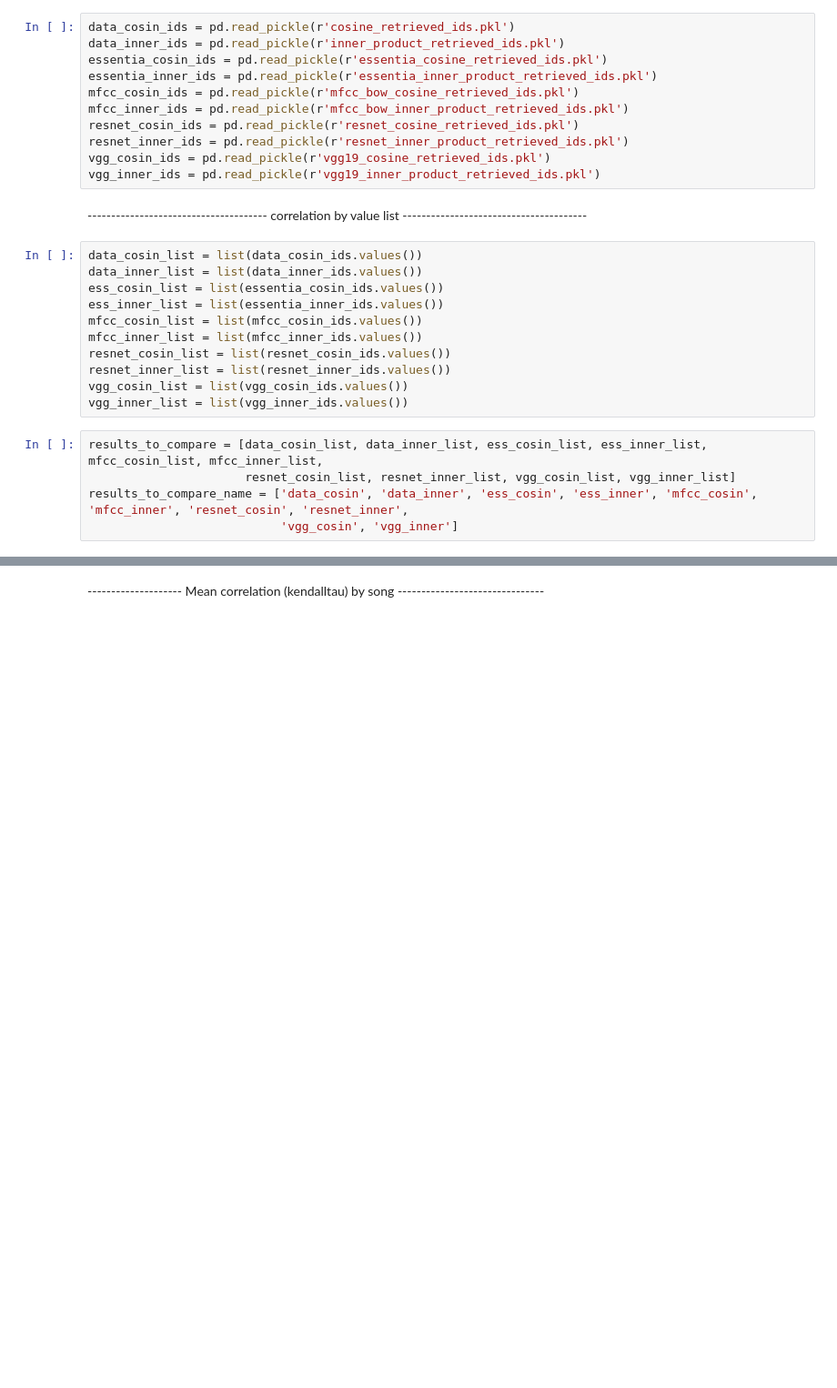
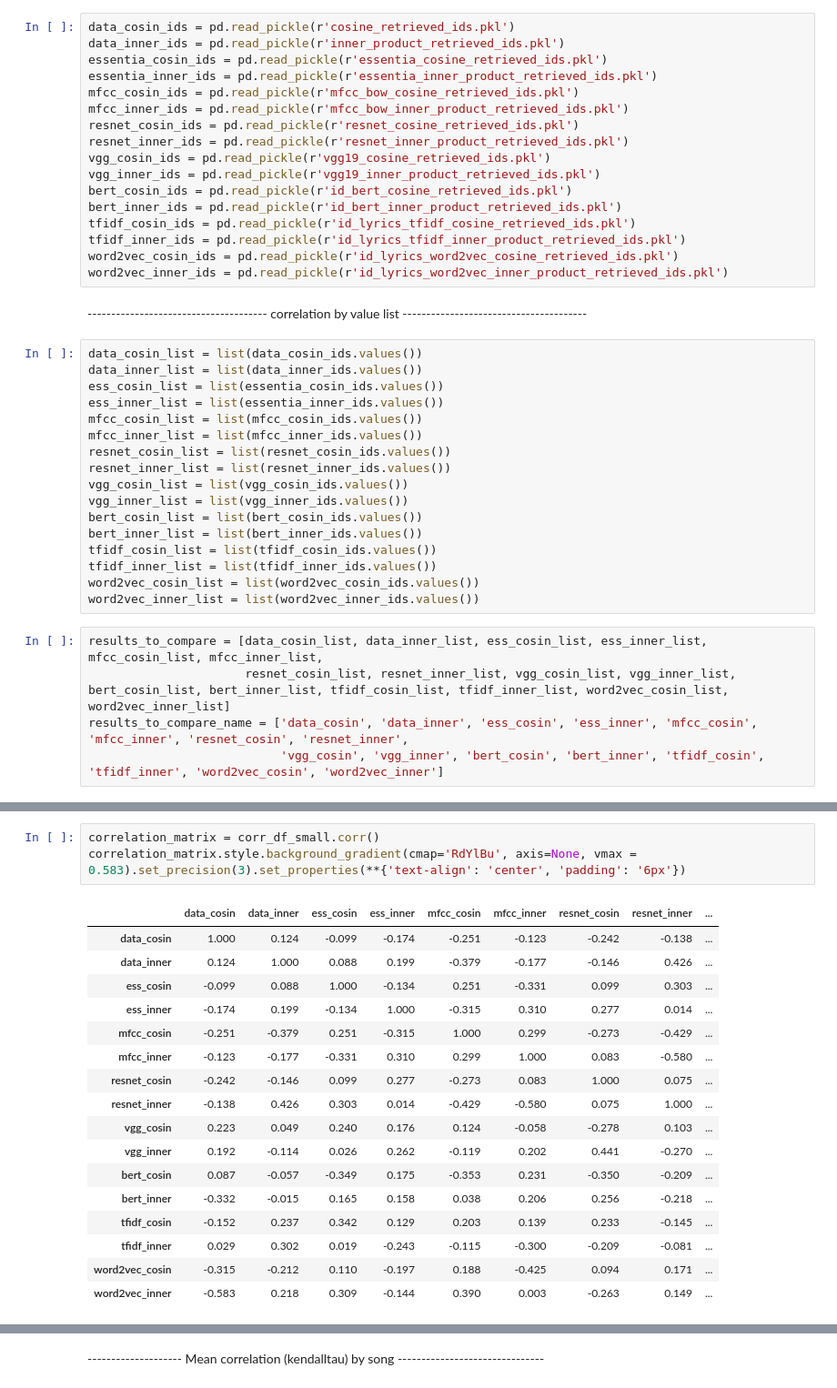
Before and after one commit to 16Bit-Rahil/MMSR_WT22_Group_D, a Jupyter notebook: kendall_tau_correlation.ipynb, the cells around one changed output, grey strips where cells are left out. Shown at 91% size. Saved outputs shown, nothing was run; the diff lists cells and outputs as text; blank space fills up the shorter version.

```diff
--- a/kendall_tau_correlation.ipynb
+++ b/kendall_tau_correlation.ipynb
@@ -17,6 +18,12 @@ resnet_cosin_ids = pd.read_pickle(r'resnet_cosine_retrieved_ids.pkl')
 resnet_inner_ids = pd.read_pickle(r'resnet_inner_product_retrieved_ids.pkl')
 vgg_cosin_ids = pd.read_pickle(r'vgg19_cosine_retrieved_ids.pkl')
 vgg_inner_ids = pd.read_pickle(r'vgg19_inner_product_retrieved_ids.pkl')
+bert_cosin_ids = pd.read_pickle(r'id_bert_cosine_retrieved_ids.pkl')
+bert_inner_ids = pd.read_pickle(r'id_bert_inner_product_retrieved_ids.pkl')
+tfidf_cosin_ids = pd.read_pickle(r'id_lyrics_tfidf_cosine_retrieved_ids.pkl')
+tfidf_inner_ids = pd.read_pickle(r'id_lyrics_tfidf_inner_product_retrieved_ids.pkl')
+word2vec_cosin_ids = pd.read_pickle(r'id_lyrics_word2vec_cosine_retrieved_ids.pkl')
+word2vec_inner_ids = pd.read_pickle(r'id_lyrics_word2vec_inner_product_retrieved_ids.pkl')
 # %% [markdown]
 -------------------------------------- correlation by value list ---------------------------------------
 # %%
@@ -30,11 +37,17 @@ resnet_cosin_list = list(resnet_cosin_ids.values())
 resnet_inner_list = list(resnet_inner_ids.values())
 vgg_cosin_list = list(vgg_cosin_ids.values())
 vgg_inner_list = list(vgg_inner_ids.values())
+bert_cosin_list = list(bert_cosin_ids.values())
+bert_inner_list = list(bert_inner_ids.values())
+tfidf_cosin_list = list(tfidf_cosin_ids.values())
+tfidf_inner_list = list(tfidf_inner_ids.values())
+word2vec_cosin_list = list(word2vec_cosin_ids.values())
+word2vec_inner_list = list(word2vec_inner_ids.values())
 # %%
 results_to_compare = [data_cosin_list, data_inner_list, ess_cosin_list, ess_inner_list, mfcc_cosin_list, mfcc_inner_list,
-                      resnet_cosin_list, resnet_inner_list, vgg_cosin_list, vgg_inner_list]
+                      resnet_cosin_list, resnet_inner_list, vgg_cosin_list, vgg_inner_list, bert_cosin_list, bert_inner_list, tfidf_cosin_list, tfidf_inner_list, word2vec_cosin_list, word2vec_inner_list]
 results_to_compare_name = ['data_cosin', 'data_inner', 'ess_cosin', 'ess_inner', 'mfcc_cosin', 'mfcc_inner', 'resnet_cosin', 'resnet_inner',
-                           'vgg_cosin', 'vgg_inner']
+                           'vgg_cosin', 'vgg_inner', 'bert_cosin', 'bert_inner', 'tfidf_cosin', 'tfidf_inner', 'word2vec_cosin', 'word2vec_inner']
 # %%
 corr_df_small = pd.DataFrame()
 
@@ -85,3 +68,24 @@ plt.show()
+# %%
+correlation_matrix = corr_df_small.corr()
+correlation_matrix.style.background_gradient(cmap='RdYlBu', axis=None, vmax = 0.583).set_precision(3).set_properties(**{'text-align': 'center', 'padding': '6px'})
+# %% [output]
+|  | data_cosin | data_inner | ess_cosin | ess_inner | mfcc_cosin | mfcc_inner | resnet_cosin | resnet_inner | ... |
+| data_cosin | 1.000 | 0.124 | -0.099 | -0.174 | -0.251 | -0.123 | -0.242 | -0.138 | ... |
+| data_inner | 0.124 | 1.000 | 0.088 | 0.199 | -0.379 | -0.177 | -0.146 | 0.426 | ... |
+| ess_cosin | -0.099 | 0.088 | 1.000 | -0.134 | 0.251 | -0.331 | 0.099 | 0.303 | ... |
+| ess_inner | -0.174 | 0.199 | -0.134 | 1.000 | -0.315 | 0.310 | 0.277 | 0.014 | ... |
+| mfcc_cosin | -0.251 | -0.379 | 0.251 | -0.315 | 1.000 | 0.299 | -0.273 | -0.429 | ... |
+| mfcc_inner | -0.123 | -0.177 | -0.331 | 0.310 | 0.299 | 1.000 | 0.083 | -0.580 | ... |
+| resnet_cosin | -0.242 | -0.146 | 0.099 | 0.277 | -0.273 | 0.083 | 1.000 | 0.075 | ... |
+| resnet_inner | -0.138 | 0.426 | 0.303 | 0.014 | -0.429 | -0.580 | 0.075 | 1.000 | ... |
+| vgg_cosin | 0.223 | 0.049 | 0.240 | 0.176 | 0.124 | -0.058 | -0.278 | 0.103 | ... |
+| vgg_inner | 0.192 | -0.114 | 0.026 | 0.262 | -0.119 | 0.202 | 0.441 | -0.270 | ... |
+| bert_cosin | 0.087 | -0.057 | -0.349 | 0.175 | -0.353 | 0.231 | -0.350 | -0.209 | ... |
+| bert_inner | -0.332 | -0.015 | 0.165 | 0.158 | 0.038 | 0.206 | 0.256 | -0.218 | ... |
+| tfidf_cosin | -0.152 | 0.237 | 0.342 | 0.129 | 0.203 | 0.139 | 0.233 | -0.145 | ... |
+| tfidf_inner | 0.029 | 0.302 | 0.019 | -0.243 | -0.115 | -0.300 | -0.209 | -0.081 | ... |
+| word2vec_cosin | -0.315 | -0.212 | 0.110 | -0.197 | 0.188 | -0.425 | 0.094 | 0.171 | ... |
+| word2vec_inner | -0.583 | 0.218 | 0.309 | -0.144 | 0.390 | 0.003 | -0.263 | 0.149 | ... |
 # %%
 corr_df = pd.DataFrame()
 
```
Also changed, not shown: parts of 18 cells of this notebook.
